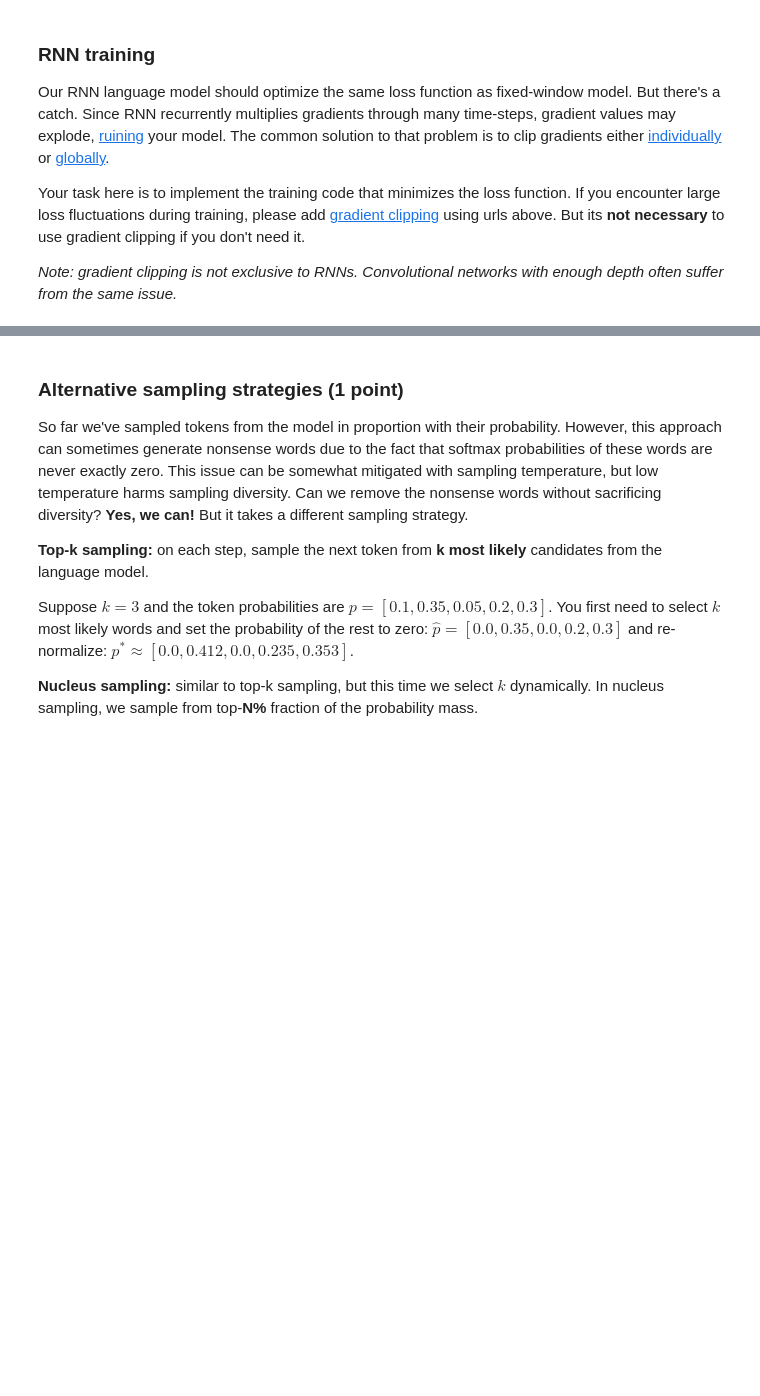
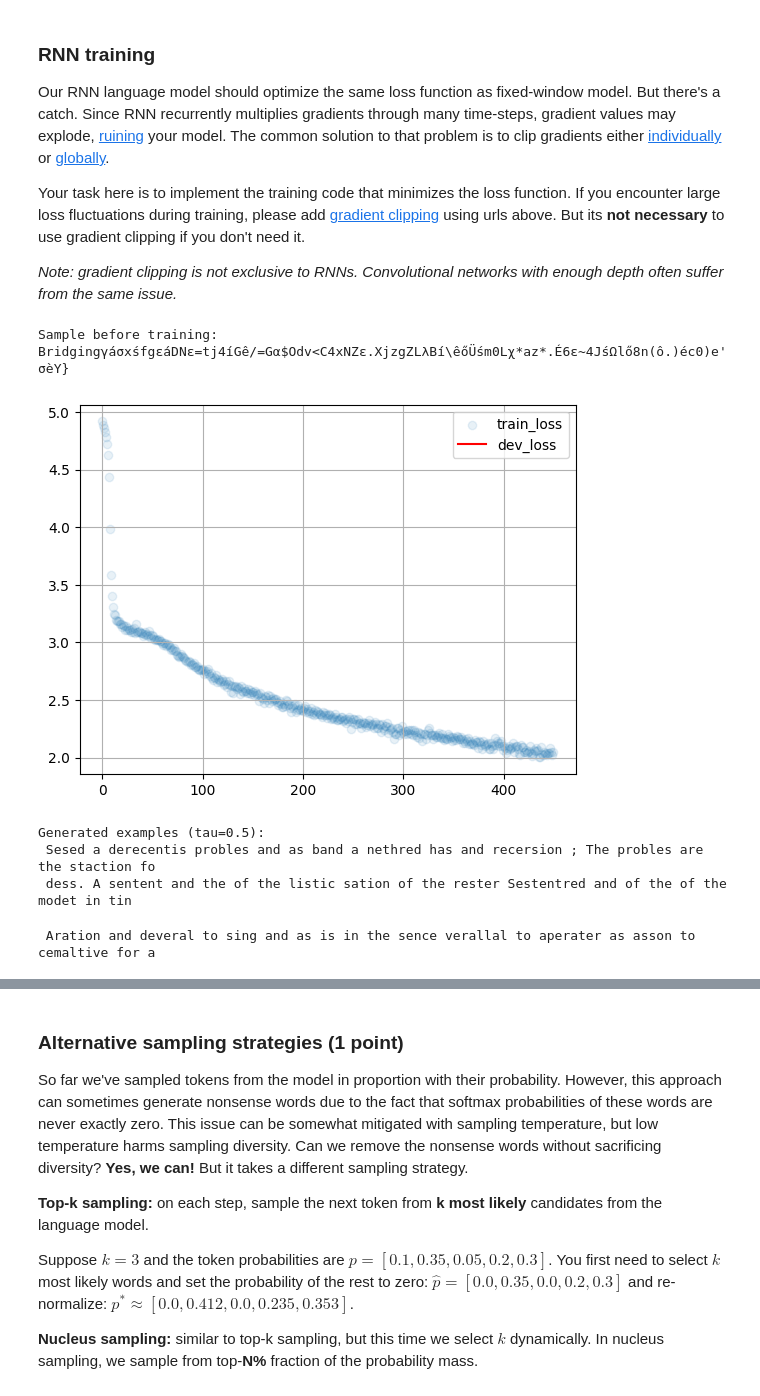
Before and after one commit to kri1mka/nlp_course, a Jupyter notebook: week03_lm/homework_pytorch.ipynb, the cells around one changed output, grey strips where cells are left out. Drawn from its saved outputs; the diff is of its cells as text; code cells hidden in the pictures; blank space fills up the shorter version.

Commit message:
[Week_03] Language Modeling

```diff
--- a/week03_lm/homework_pytorch.ipynb
+++ b/week03_lm/homework_pytorch.ipynb
@@ -348,11 +368,11 @@ class RNNLanguageModel(nn.Module):
         """
         super().__init__() # initialize base class to track sub-layers, trainable variables, etc.
 
-        # YOUR CODE - create layers/variables/etc
+        super(RNNLanguageModel, self).__init__()
 
-        <...>
-
-        #END OF YOUR CODE
+        self.embedding = nn.Embedding(n_tokens, emb_size)
+        self.lstm = nn.LSTM(emb_size, hid_size, batch_first=True)
+        self.fc = nn.Linear(hid_size, n_tokens)
 
     def __call__(self, input_ix):
         """
@@ -361,8 +381,12 @@ class RNNLanguageModel(nn.Module):
         :returns: pre-softmax linear outputs of language model [batch_size, sequence_length, n_tokens]
             these outputs will be used as logits to compute P(x_t | x_0, ..., x_{t - 1})
         """
-        # YOUR CODE - apply layers, see docstring above
-        return <...> # output tensor should be of shape [batch_size, sequence_length, n_tokens]
+        embedded = self.embedding(input_ix)
+
+        lstm_out, (hn, cn) = self.lstm(embedded)
+        logits = self.fc(lstm_out)
+
+        return logits
 
     def get_possible_next_tokens(self, prefix=BOS, temperature=1.0, max_len=100):
         """ :returns: probabilities of next token, dict {token : prob} for all tokens """
@@ -402,40 +428,64 @@ batch_size = 64         # <-- please tune batch size to fit your CPU/GPU configu
 score_dev_every = 250
 train_history, dev_history = [], []
 
-model = <YOUR CODE HERE>
+model = RNNLanguageModel()
 opt = torch.optim.Adam(model.parameters())
 
 # score untrained model
 dev_history.append((0, score_lines(model, dev_lines, batch_size)))
 print("Sample before training:", generate(model, 'Bridging'))
+# %% [output]
+Sample before training: BridgingγáσxśfgεáDNε=tj4íGê/=Gα$Odv<C4xNZε.XjzgZLλBí\êőÜśm0Lχ*az*.É6ε~4JśΩlő8n(ô.)éc0)e'σèY}
 # %%
-from IPython.display import clear_output
-from random import sample
-from tqdm import trange
+import torch
+import torch.optim as optim
+import matplotlib.pyplot as plt
 
-for i in trange(len(train_history), 5000):
+optimizer = optim.Adam(model.parameters(), lr=0.001)
+
+train_history = []
+dev_history = []
+
+for i in trange(len(train_history), len(train_lines) // batch_size):
     batch = to_matrix(sample(train_lines, batch_size))
 
-    <YOUR CODE - one step of the training loop for your RNN model>
+    input_ix = torch.tensor(batch, dtype=torch.int64)
+    target_ix = torch.roll(input_ix, shifts=-1, dims=1)
 
-    loss_i = <...>
+    optimizer.zero_grad()
+
+    logits = model(input_ix)
+
+    loss_fn = nn.CrossEntropyLoss()
+    loss_i = loss_fn(logits.view(-1, logits.size(-1)), target_ix.view(-1))
+
+    loss_i.backward()
+    optimizer.step()
 
     train_history.append((i, float(loss_i)))
 
     if (i + 1) % 50 == 0:
         clear_output(True)
         plt.scatter(*zip(*train_history), alpha=0.1, label='train_loss')
         if len(dev_history):
             plt.plot(*zip(*dev_history), color='red', label='dev_loss')
         plt.legend(); plt.grid(); plt.show()
+
         print("Generated examples (tau=0.5):")
         for _ in range(3):
             print(generate(model, temperature=0.5))
 
     if (i + 1) % score_dev_every == 0:
         print("Scoring dev...")
-        dev_history.append((i, score_lines(model, dev_lines, batch_size)))
+        dev_loss = score_lines(model, dev_lines, batch_size)
+        dev_history.append((i, dev_loss))
         print('#%i Dev loss: %.3f' % dev_history[-1])
+# %% [output]
+[figure, added]
+Generated examples (tau=0.5):
+ Sesed a derecentis probles and as band a nethred has and recersion ; The probles are the staction fo
+ dess. A sentent and the of the listic sation of the rester Sestentred and of the of the modet in tin
+ Aration and deveral to sing and as is in the sence verallal to aperater as asson to cemaltive for a
 # %%
 assert np.mean(train_history[:10], axis=0)[1] > np.mean(train_history[-10:], axis=0)[1], "The model didn't converge."
 print("Final dev loss:", dev_history[-1][-1])
```
Also changed, not shown: parts of 10 cells of this notebook.
